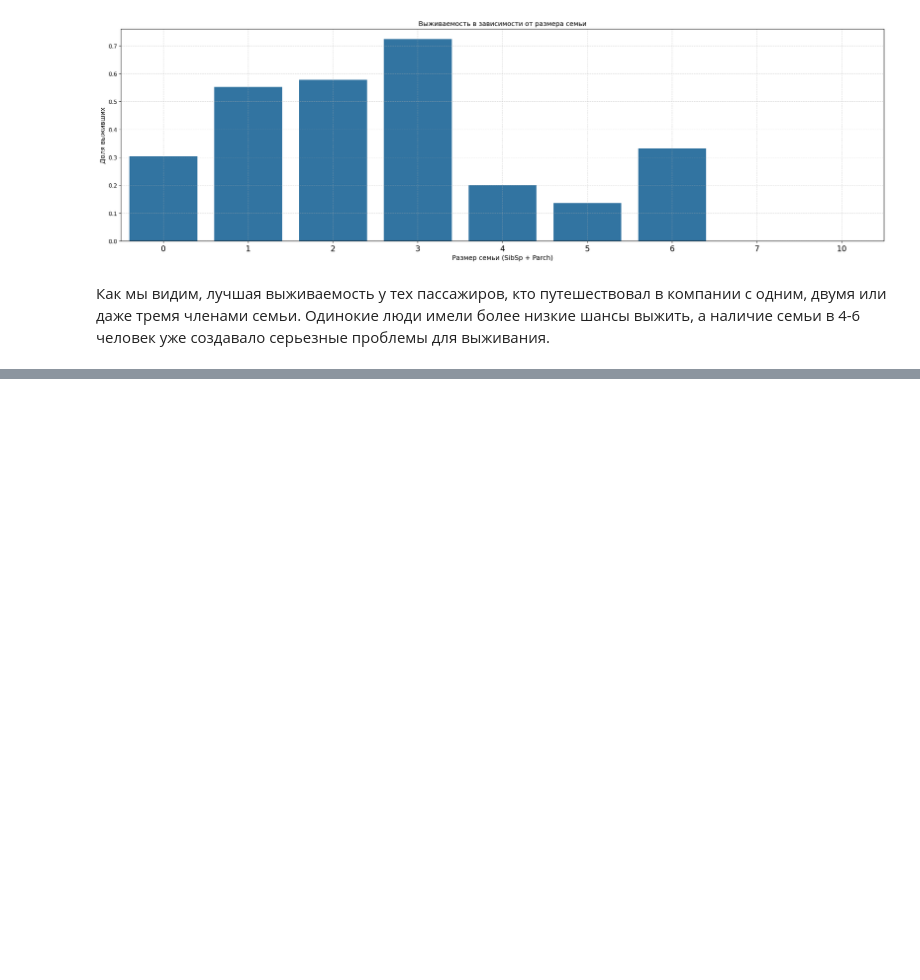
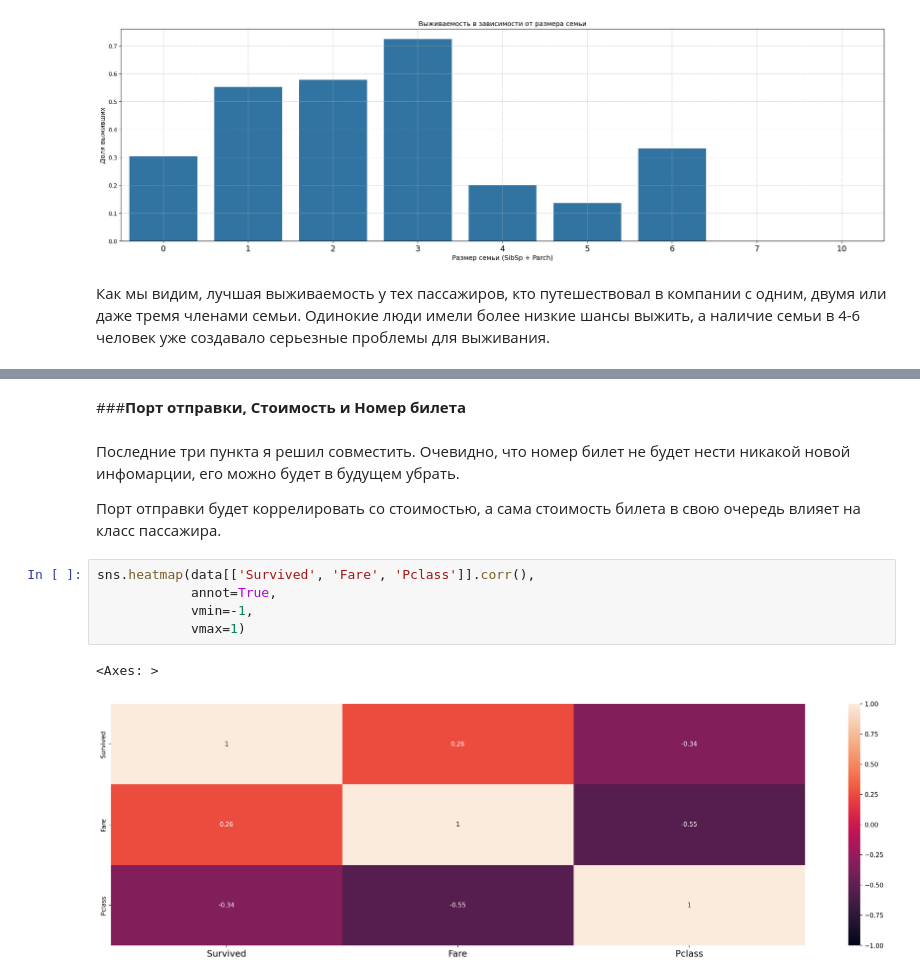
Before and after one commit to neuezeldaa/TItanic_Kaggle, a Jupyter notebook: Titanic_Kaggle_Zolotov.ipynb, the cells around one changed output, grey strips where cells are left out. Saved outputs shown, nothing was run; the diff lists cells and outputs as text; blank space fills up the shorter version.

```diff
--- a/Titanic_Kaggle_Zolotov.ipynb
+++ b/Titanic_Kaggle_Zolotov.ipynb
@@ -569,0 +598,14 @@ plt.show()
+# %% [markdown]
+###**Порт отправки, Стоимость и Номер билета**
+# %% [markdown]
+Последние три пункта я решил совместить. Очевидно, что номер билет не будет нести никакой новой инфомарции, его можно будет в будущем убрать.
+
+Порт отправки будет коррелировать со стоимостью, а сама стоимость билета в свою очередь влияет на класс пассажира.
+# %%
+sns.heatmap(data[['Survived', 'Fare', 'Pclass']].corr(),
+            annot=True,
+            vmin=-1,
+            vmax=1)
+# %% [output]
+<Axes: >
+[figure, added]
```
Also changed, not shown: parts of 15 cells of this notebook.
